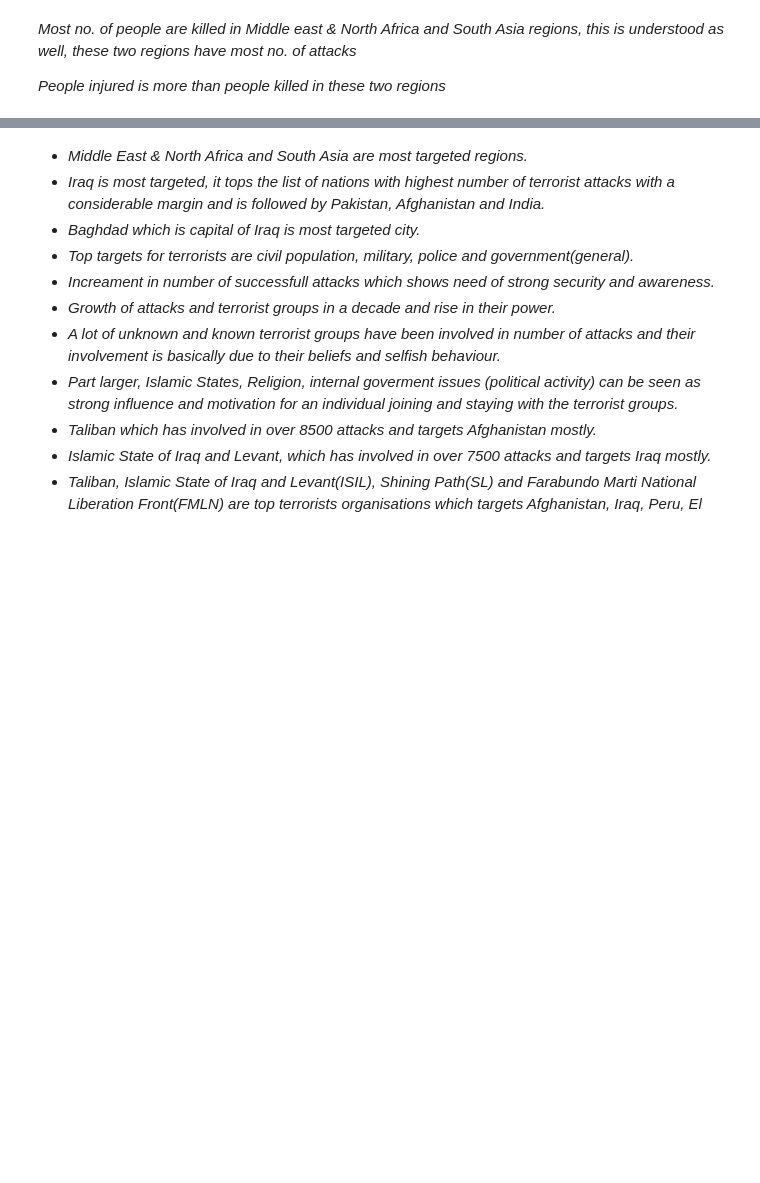
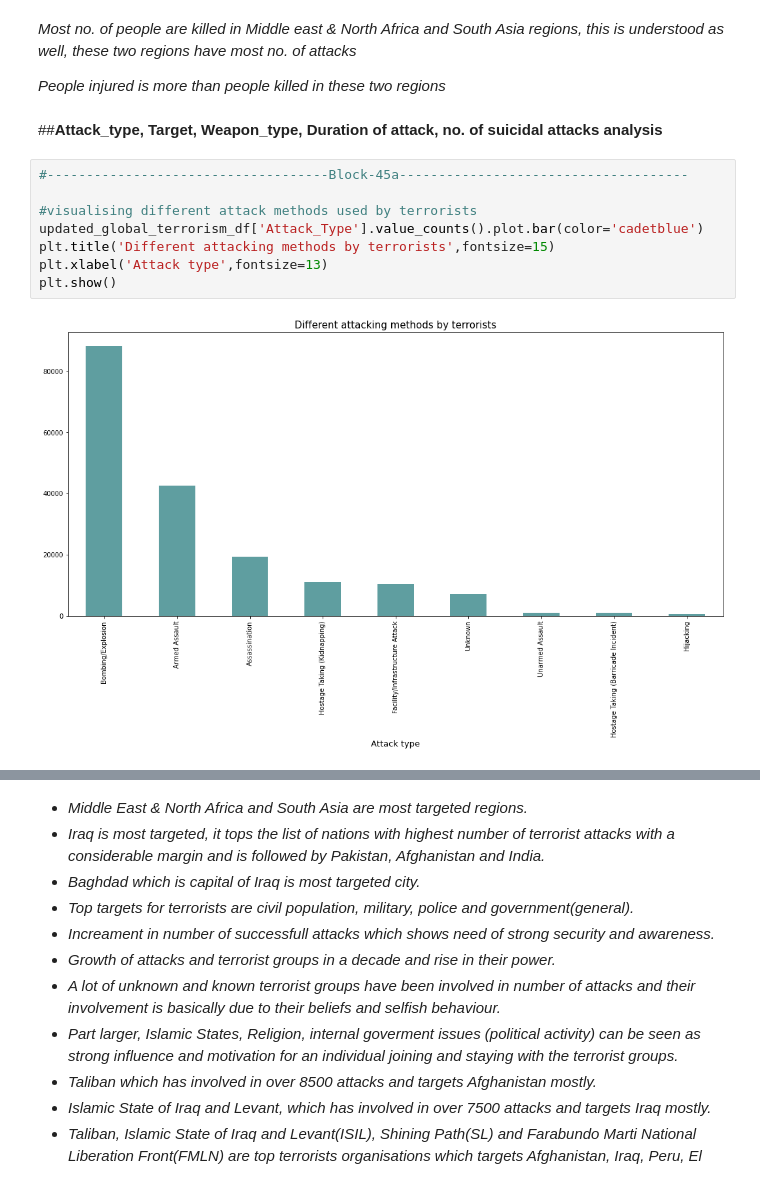
Before and after one commit to kiran9615/EDA-Global-Terrorism, a Jupyter notebook: EDA_on_Global_Terrorism.ipynb, the cells around one changed output, grey strips where cells are left out. Cells and saved outputs as stored; diff of their text form; blank space fills up the shorter version.

Commit message:
Attack methods, Weapon used, Targets analysis

```diff
--- a/EDA_on_Global_Terrorism.ipynb
+++ b/EDA_on_Global_Terrorism.ipynb
@@ -827,3 +827,15 @@ Image(r"/content/drive/MyDrive/Datascience/project-Images/No. of people injured
 *Most no. of people are killed in Middle east & North Africa and South Asia regions, this is understood as well, these two regions have most no. of attacks*
 
 *People injured is more than people killed in these two regions*
+# %% [markdown]
+##**Attack_type, Target, Weapon_type, Duration of attack, no. of suicidal attacks analysis**
+# %%
+#------------------------------------Block-45a-------------------------------------
+
+#visualising different attack methods used by terrorists
+updated_global_terrorism_df['Attack_Type'].value_counts().plot.bar(color='cadetblue')
+plt.title('Different attacking methods by terrorists',fontsize=15)
+plt.xlabel('Attack type',fontsize=13)
+plt.show()
+# %% [output]
+[figure, added]
```
Also changed, not shown: parts of 13 cells of this notebook.
